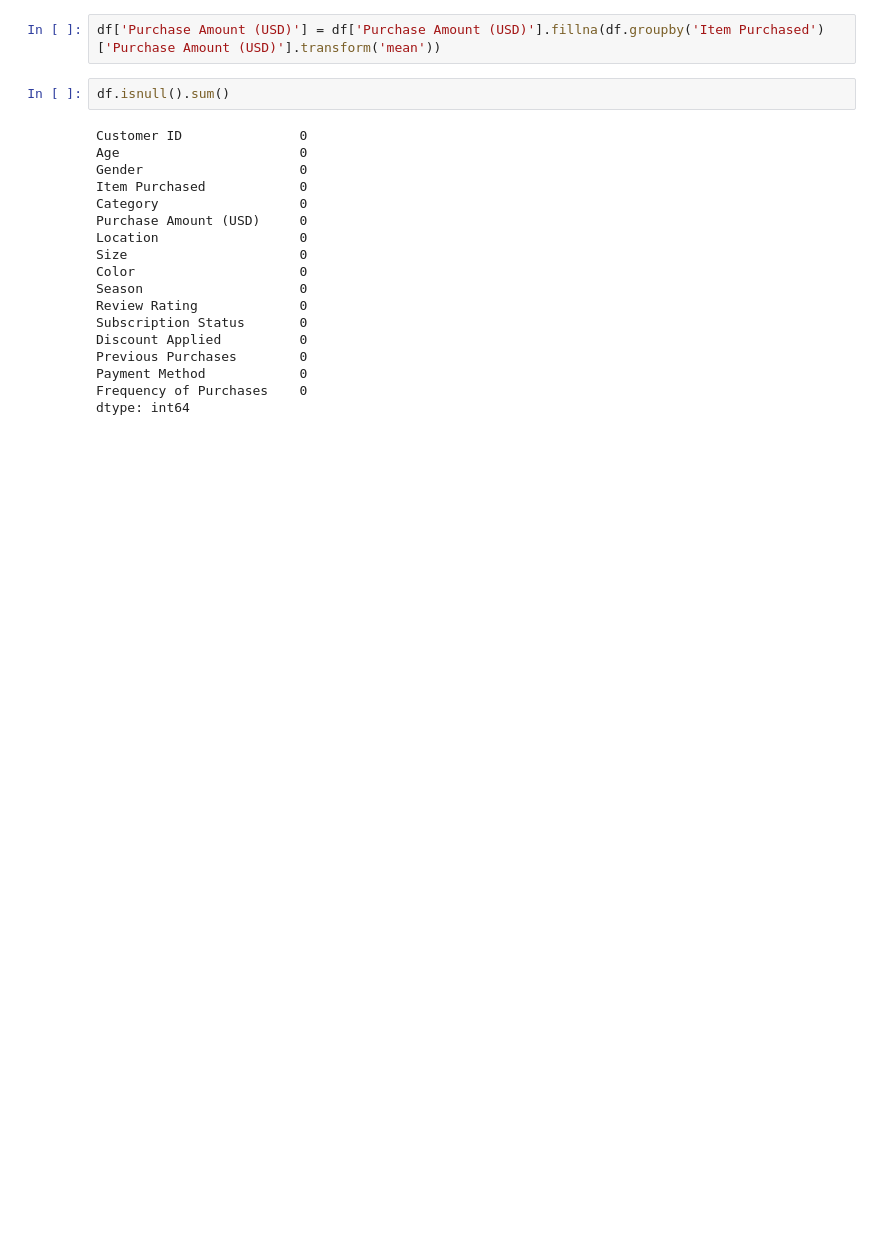
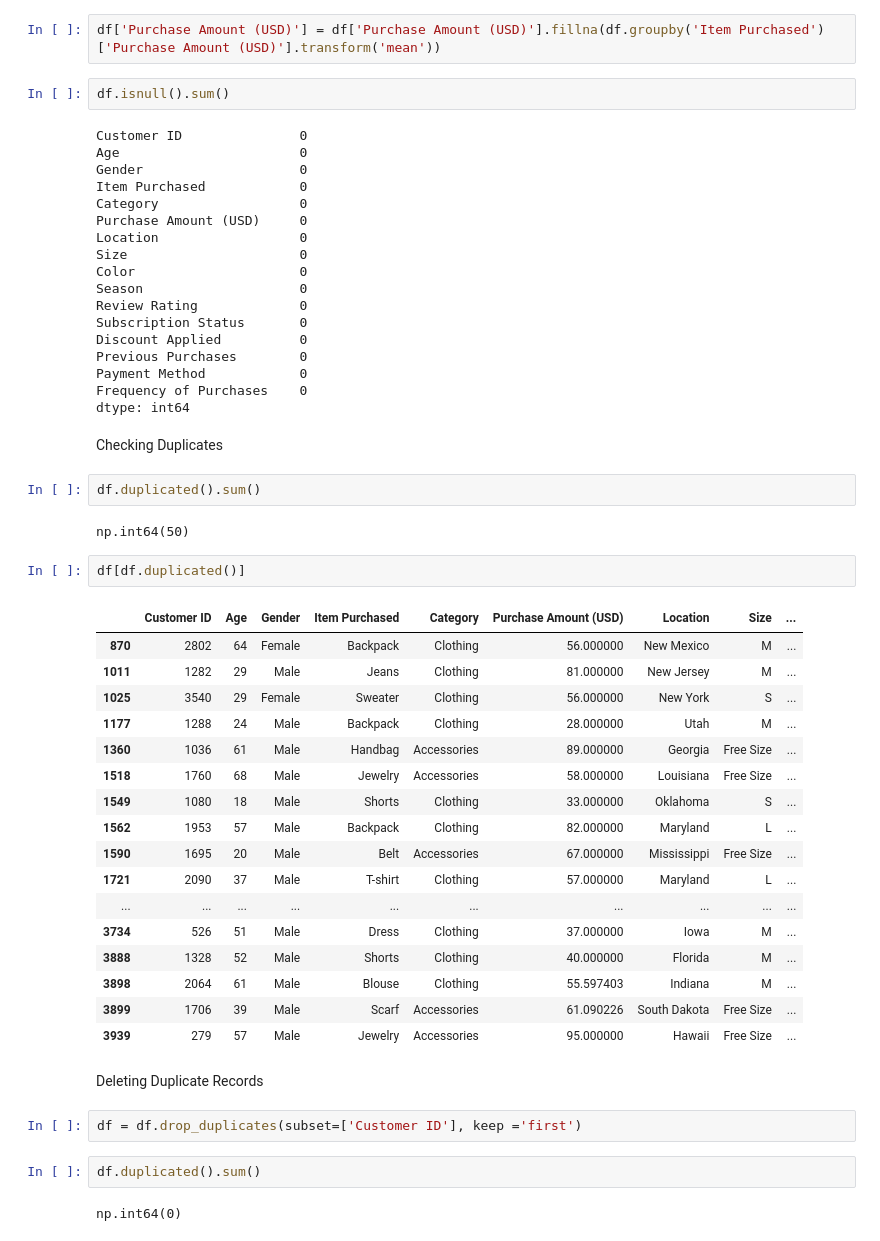
Before and after one commit to shivamsudha123/customer_shopping_behaviour_analysis, a Jupyter notebook: Data Cleaning/eda_and_data_cleaning.ipynb, the cells around one changed output. Saved outputs shown, nothing was run; the diff lists cells and outputs as text; blank space fills up the shorter version.

Commit message:
Treated duplicate values

```diff
--- a/Data Cleaning/eda_and_data_cleaning.ipynb
+++ b/Data Cleaning/eda_and_data_cleaning.ipynb
@@ -516,3 +516,37 @@ Previous Purchases        0
 Payment Method            0
 Frequency of Purchases    0
 dtype: int64
+# %% [markdown]
+Checking Duplicates
+# %%
+df.duplicated().sum()
+# %% [output]
+np.int64(50)
+# %%
+df[df.duplicated()]
+# %% [output]
+|  | Customer ID | Age | Gender | Item Purchased | Category | Purchase Amount (USD) | Location | Size | ... |
+| 870 | 2802 | 64 | Female | Backpack | Clothing | 56.000000 | New Mexico | M | ... |
+| 1011 | 1282 | 29 | Male | Jeans | Clothing | 81.000000 | New Jersey | M | ... |
+| 1025 | 3540 | 29 | Female | Sweater | Clothing | 56.000000 | New York | S | ... |
+| 1177 | 1288 | 24 | Male | Backpack | Clothing | 28.000000 | Utah | M | ... |
+| 1360 | 1036 | 61 | Male | Handbag | Accessories | 89.000000 | Georgia | Free Size | ... |
+| 1518 | 1760 | 68 | Male | Jewelry | Accessories | 58.000000 | Louisiana | Free Size | ... |
+| 1549 | 1080 | 18 | Male | Shorts | Clothing | 33.000000 | Oklahoma | S | ... |
+| 1562 | 1953 | 57 | Male | Backpack | Clothing | 82.000000 | Maryland | L | ... |
+| 1590 | 1695 | 20 | Male | Belt | Accessories | 67.000000 | Mississippi | Free Size | ... |
+| 1721 | 2090 | 37 | Male | T-shirt | Clothing | 57.000000 | Maryland | L | ... |
+| ... | ... | ... | ... | ... | ... | ... | ... | ... | ... |
+| 3734 | 526 | 51 | Male | Dress | Clothing | 37.000000 | Iowa | M | ... |
+| 3888 | 1328 | 52 | Male | Shorts | Clothing | 40.000000 | Florida | M | ... |
+| 3898 | 2064 | 61 | Male | Blouse | Clothing | 55.597403 | Indiana | M | ... |
+| 3899 | 1706 | 39 | Male | Scarf | Accessories | 61.090226 | South Dakota | Free Size | ... |
+| 3939 | 279 | 57 | Male | Jewelry | Accessories | 95.000000 | Hawaii | Free Size | ... |
+# %% [markdown]
+Deleting Duplicate Records
+# %%
+df = df.drop_duplicates(subset=['Customer ID'], keep ='first')
+# %%
+df.duplicated().sum()
+# %% [output]
+np.int64(0)
```
